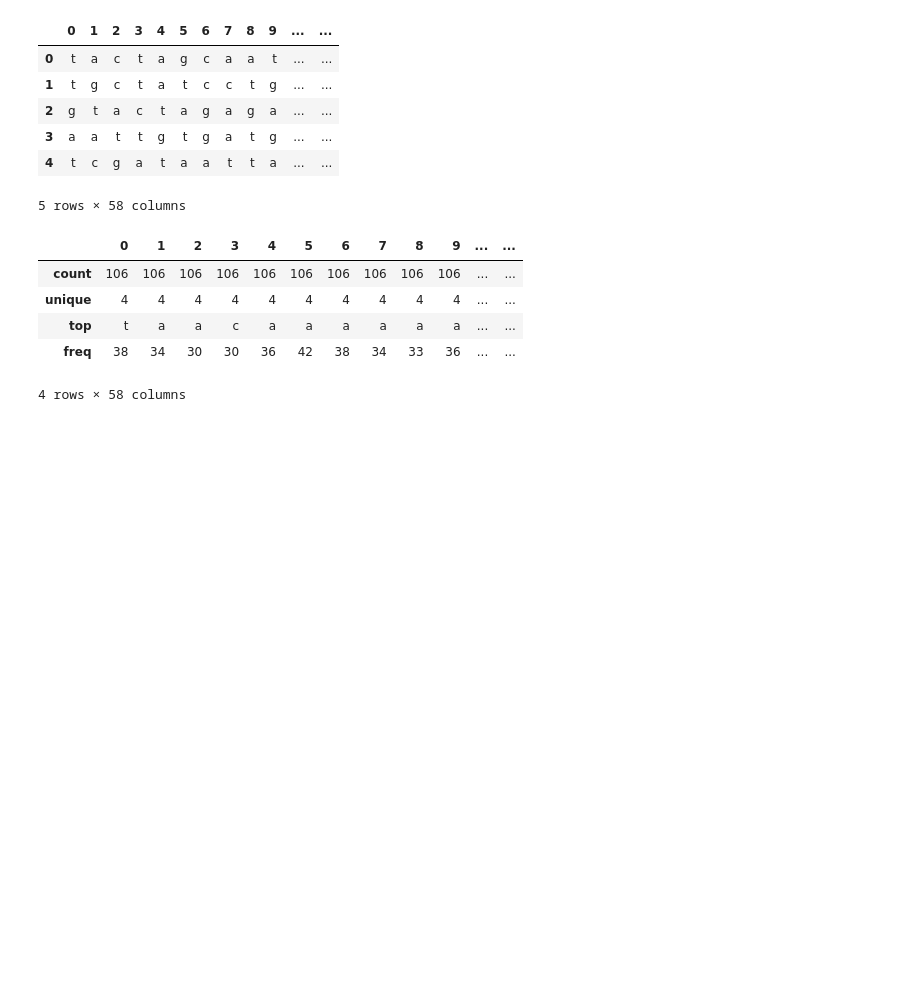
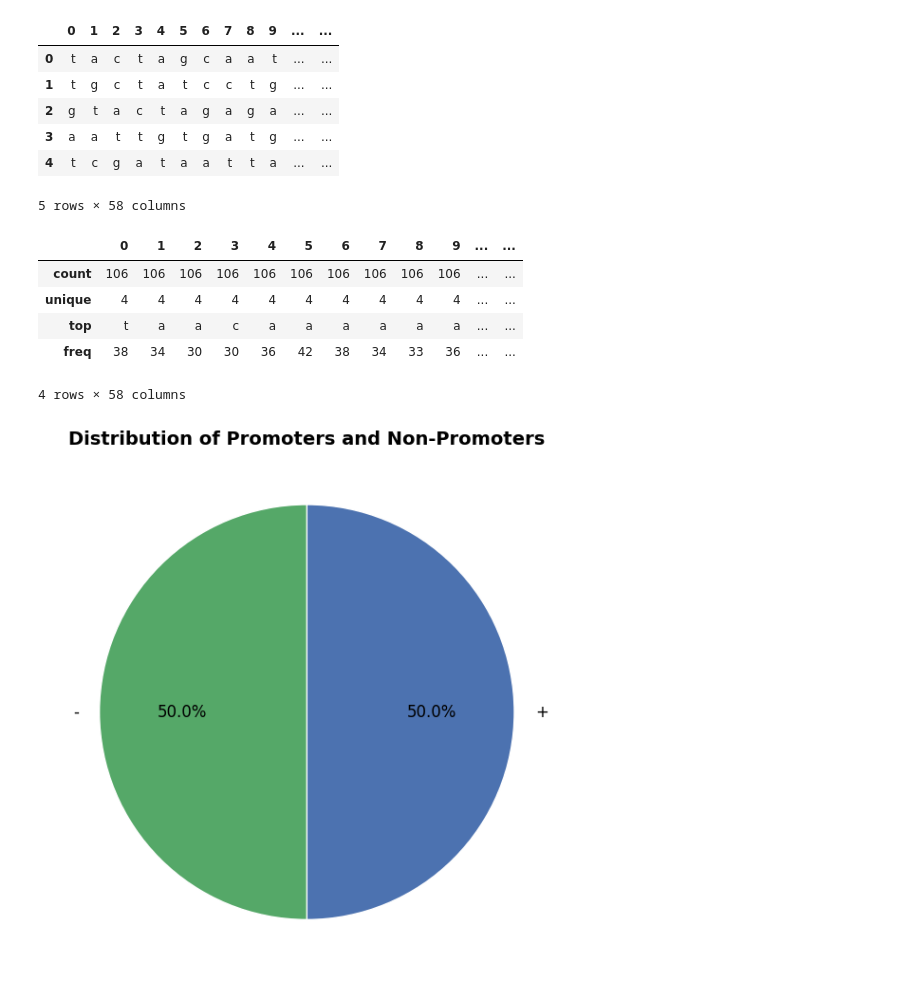
Before and after one commit to XMB234/Bioinformatic-Project---DNA-Classification, a Jupyter notebook: Bioinformatic_Project_1.ipynb, the cells around one changed output. Saved outputs shown, nothing was run; the diff lists cells and outputs as text; code cells hidden in the pictures; blank space fills up the shorter version.

```diff
--- a/Bioinformatic_Project_1.ipynb
+++ b/Bioinformatic_Project_1.ipynb
@@ -138,0 +128,34 @@ f
+# %%
+import matplotlib.pyplot as plt
+
+def visualize_target_pie(df, column, filename="target_piechart.png"):
+    # Hitung frekuensi masing-masing kelas
+    counts = df[column].value_counts()
+    labels = counts.index
+    sizes = counts.values
+    colors = ['#4C72B0', '#55A868']  # Biru & Hijau
+
+    # Buat pie chart
+    plt.figure(figsize=(6, 6))
+    plt.pie(
+        sizes,
+        labels=labels,
+        colors=colors,
+        autopct='%1.1f%%',
+        startangle=90,
+        counterclock=False,
+        wedgeprops={'linewidth': 1, 'edgecolor': 'white'},
+        textprops={'fontsize': 12}
+    )
+
+    # Judul
+    plt.title("Distribution of Promoters and Non-Promoters", fontsize=14, fontweight='bold')
+
+    # Buat layout rapi dan simpan
+    plt.tight_layout()
+    plt.savefig(filename, dpi=300)
+    plt.show()
+# %%
+visualize_target_pie(df, column="Class")
+# %% [output]
+[figure, added]
```
Also changed, not shown: parts of 3 cells of this notebook.
